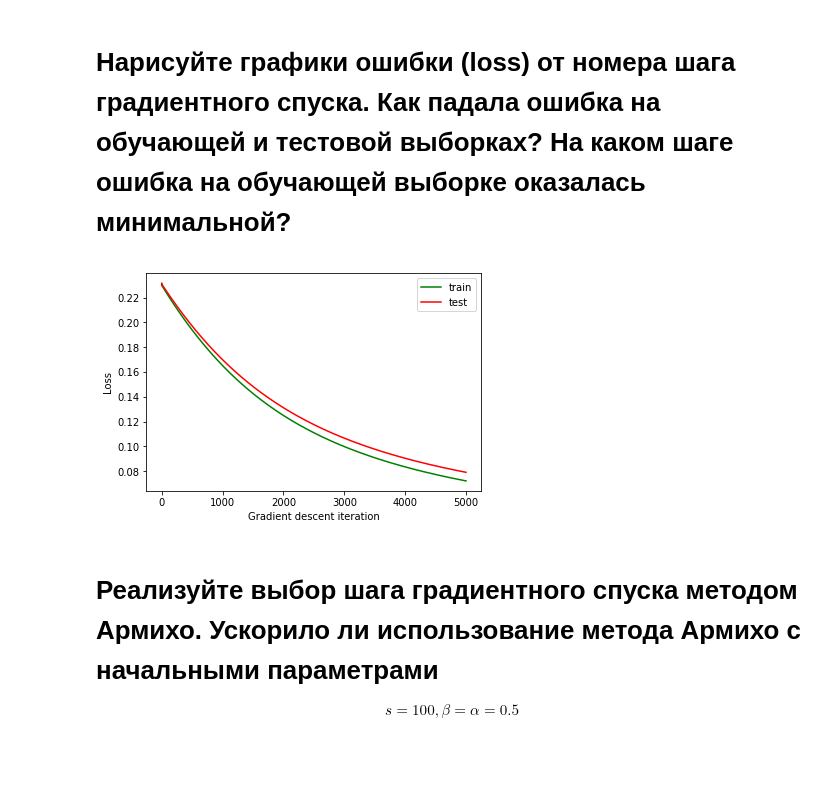
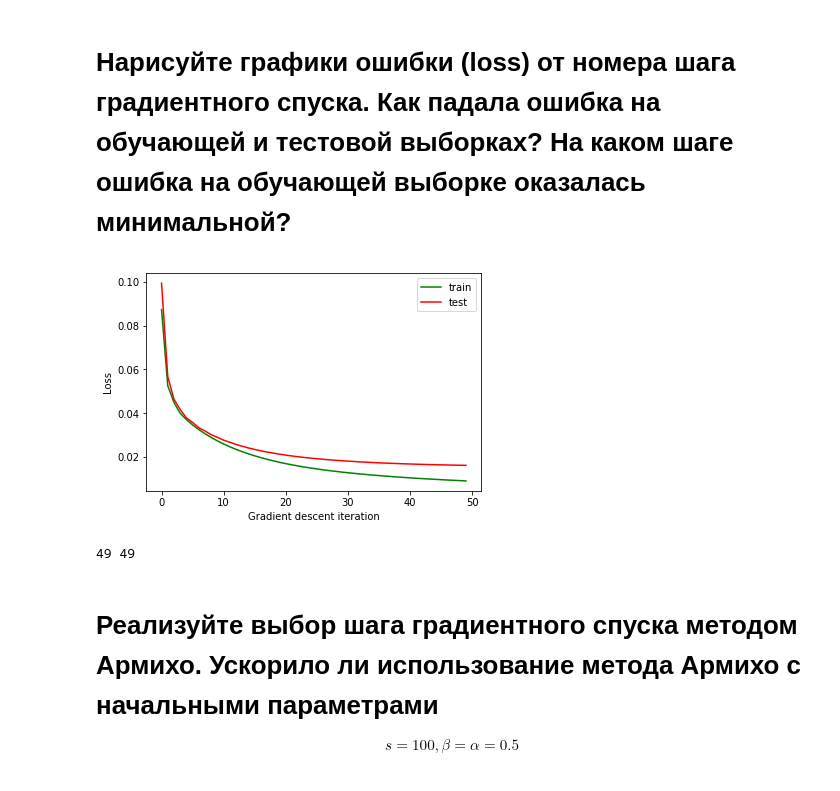
Before and after one commit to Wiki-fan/MIPT-all, a Jupyter notebook: prak2/solution.ipynb, the cells around one changed output. Saved outputs shown, nothing was run; the diff lists cells and outputs as text; code cells hidden in the pictures.

```diff
--- a/prak2/solution.ipynb
+++ b/prak2/solution.ipynb
@@ -190,7 +235,6 @@ class LR:
 # %%
-#todo - реализовать градиентный спуск
-
 eta = 1
 lr = LR()
-costs_train, costs_test = lr.fit(x_train, y_train, x_test, y_test, report_cost=True, itrs=5000, step=eta)
+loss_train, loss_test = lr.fit(x_train, y_train, x_test, y_test, report_cost=True, itrs=500,
+                               step=100, armijo=True, alpha=0.5)
 # %%
@@ -207,25 +249,28 @@ print(error_rate(y_test, lr.predict(x_test)))
 # %% [markdown]
 # Нарисуйте графики ошибки (loss) от номера шага градиентного спуска. Как падала ошибка на обучающей и тестовой выборках? На каком шаге ошибка на обучающей выборке оказалась минимальной?
 # %%
-def plot_convergence():
+def plot_convergence(loss_train, loss_test):
     plt.plot(
-        costs_train,
+        loss_train,
         color='green',
         label='train'
     )
 
     plt.plot(
-        costs_test,
+        loss_test,
         color='red',
         label='test')
 
     plt.xlabel('Gradient descent iteration')
     plt.ylabel('Loss')
     plt.legend()
     plt.show()
-plot_convergence()
+
+    print(np.argmin(loss_train), np.argmin(loss_test))
+plot_convergence(loss_train, loss_test)
 # %% [output]
-[figure, old version]
+[figure, new version]
+49 49
 # %% [markdown]
 # Реализуйте выбор шага градиентного спуска методом Армихо. Ускорило ли использование метода Армихо с начальными параметрами
 $$ s=100, \beta=\alpha=0.5$$
```
Also changed, not shown: parts of 12 cells of this notebook.
